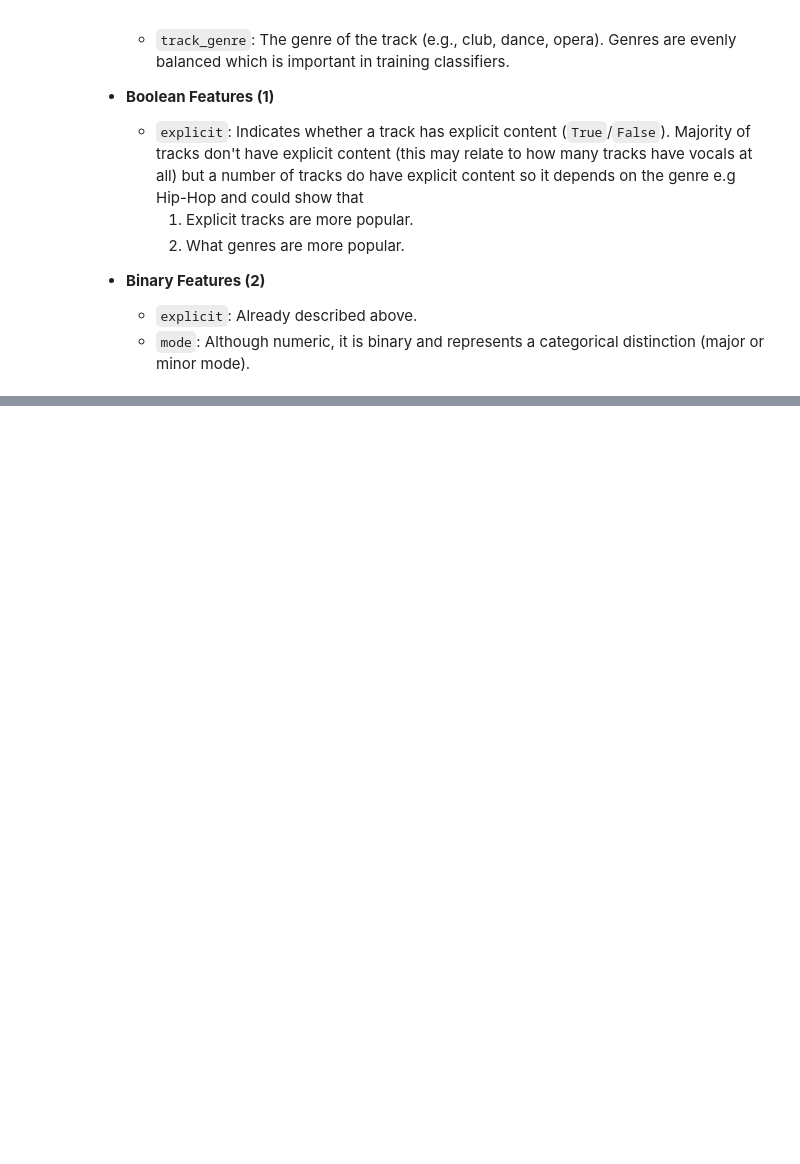
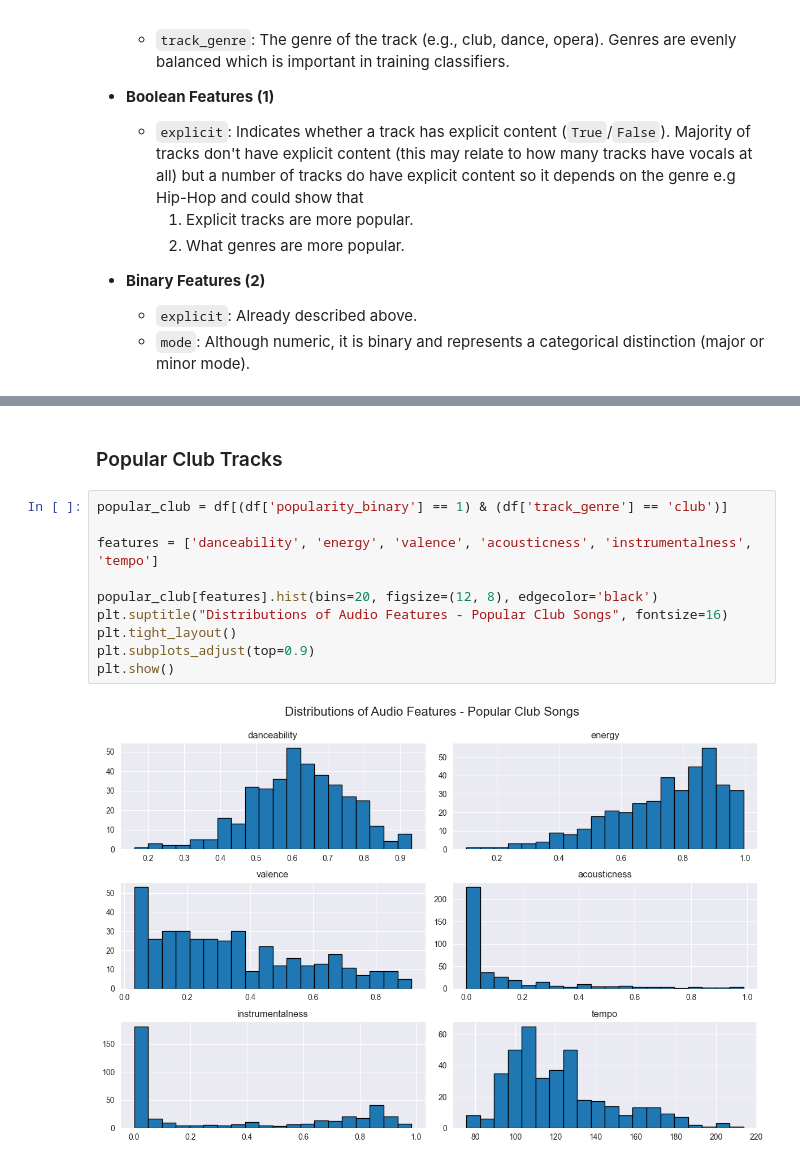
Before and after one commit to CraigPhayer/CS4168---DATA-MINING-LABS, a Jupyter notebook: Project/spotify_EDA.ipynb, the cells around one changed output, grey strips where cells are left out. Saved outputs shown, nothing was run; the diff lists cells and outputs as text; blank space fills up the shorter version.

```diff
--- a/Project/spotify_EDA.ipynb
+++ b/Project/spotify_EDA.ipynb
@@ -177,0 +274,14 @@ Binary features (2): ['explicit', 'mode']
+# %% [markdown]
+### Popular Club Tracks
+# %%
+popular_club = df[(df['popularity_binary'] == 1) & (df['track_genre'] == 'club')]
+
+features = ['danceability', 'energy', 'valence', 'acousticness', 'instrumentalness', 'tempo']
+
+popular_club[features].hist(bins=20, figsize=(12, 8), edgecolor='black')
+plt.suptitle("Distributions of Audio Features - Popular Club Songs", fontsize=16)
+plt.tight_layout()
+plt.subplots_adjust(top=0.9)
+plt.show()
+# %% [output]
+[figure, added]
```
Also changed, not shown: parts of 17 cells of this notebook.
